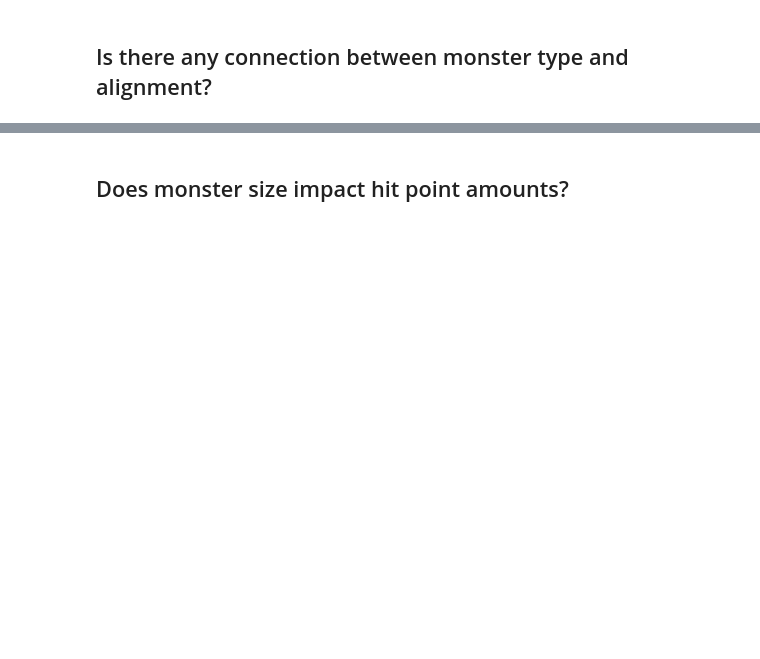
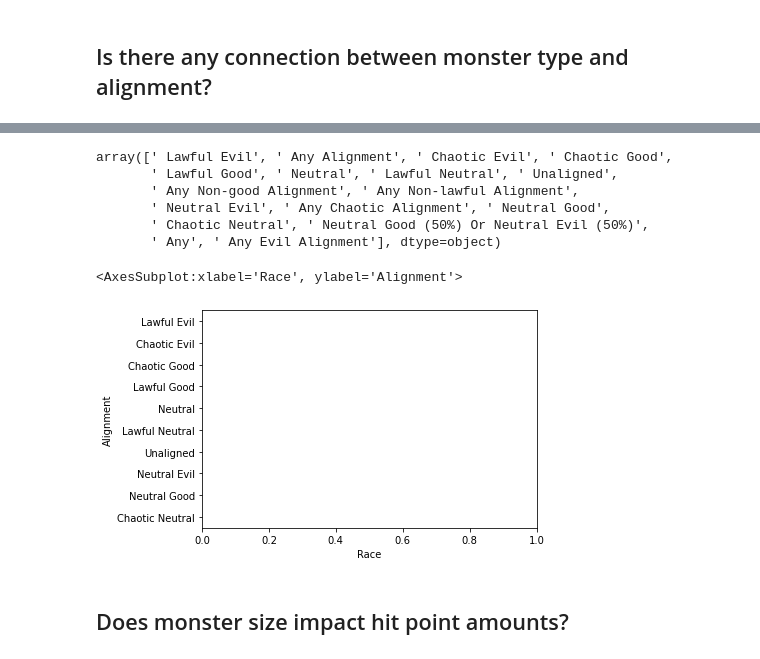
Before and after one commit to dmm4613/dnd-eda, a Jupyter notebook: dnd-eda.ipynb, the cells around one changed output, grey strips where cells are left out. Cells and saved outputs as stored; diff of their text form; code cells hidden in the pictures; blank space fills up the shorter version.

```diff
--- a/dnd-eda.ipynb
+++ b/dnd-eda.ipynb
@@ -166,0 +188,8 @@ histogram = sns.histplot(vals)
+# %%
+alignments = ['Unaligned',
+              'Chaotic Evil', 'Lawful Evil', 'Neutral Evil',
+              'Chaotic Good', 'Lawful Good', 'Neutral Good',
+              'Neutral', 'Chaotic Neutral', 'Lawful Neutral']
+
+dnd['True Alignment'] = dnd['Alignment'].apply(lambda alignment: 1 if alignment in alignments else 0)
+dnd.head()
@@ -167,2 +203,18 @@ histogram = sns.histplot(vals)
+# %%
+dnd['Alignment'].unique()
+# %% [output]
+array([' Lawful Evil', ' Any Alignment', ' Chaotic Evil', ' Chaotic Good',
+       ' Lawful Good', ' Neutral', ' Lawful Neutral', ' Unaligned',
+       ' Any Non-good Alignment', ' Any Non-lawful Alignment',
+       ' Neutral Evil', ' Any Chaotic Alignment', ' Neutral Good',
+       ' Chaotic Neutral', ' Neutral Good (50%) Or Neutral Evil (50%)',
+       ' Any', ' Any Evil Alignment'], dtype=object)
+# %%
+true_alignments = dnd[dnd['True Alignment'] == 1]
+
+sns.boxplot(x=true_alignments['Race'].value_counts(), y=true_alignments['Alignment'])
+# %% [output]
+<AxesSubplot:xlabel='Race', ylabel='Alignment'>
+[figure, added]
 # %% [markdown]
 ## Does monster size impact hit point amounts?
```
Also changed, not shown: parts of 12 cells of this notebook, 1 other file.
